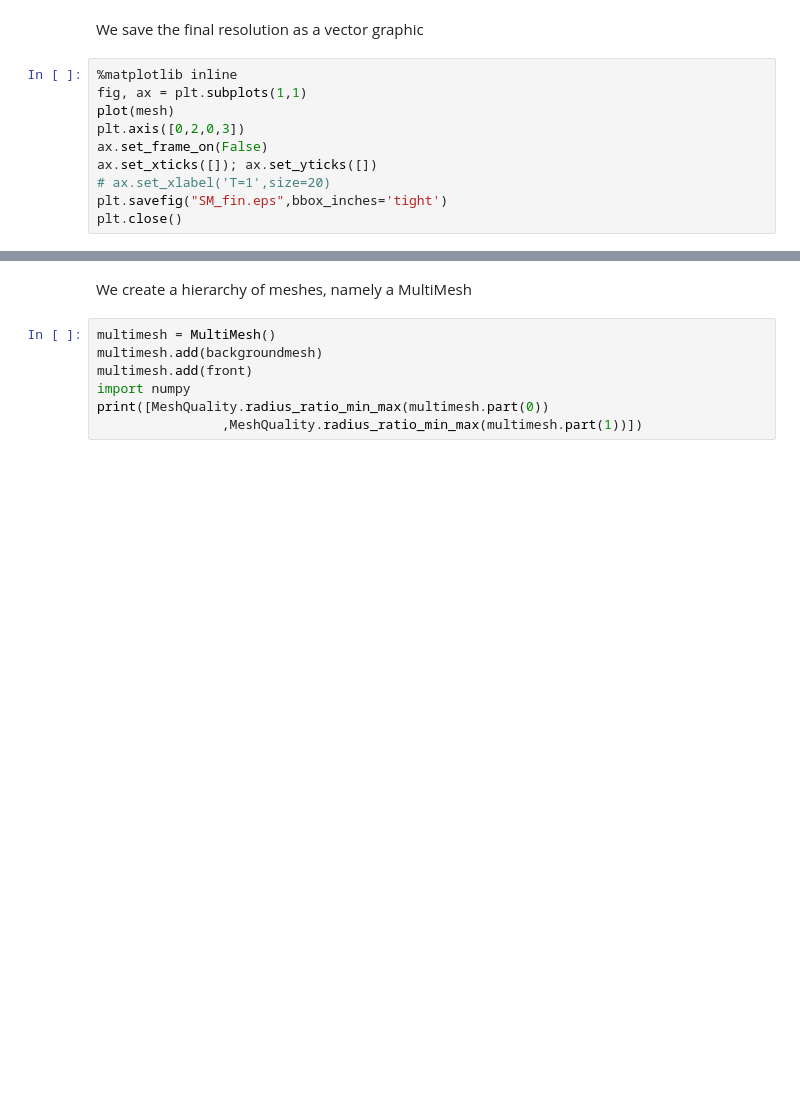
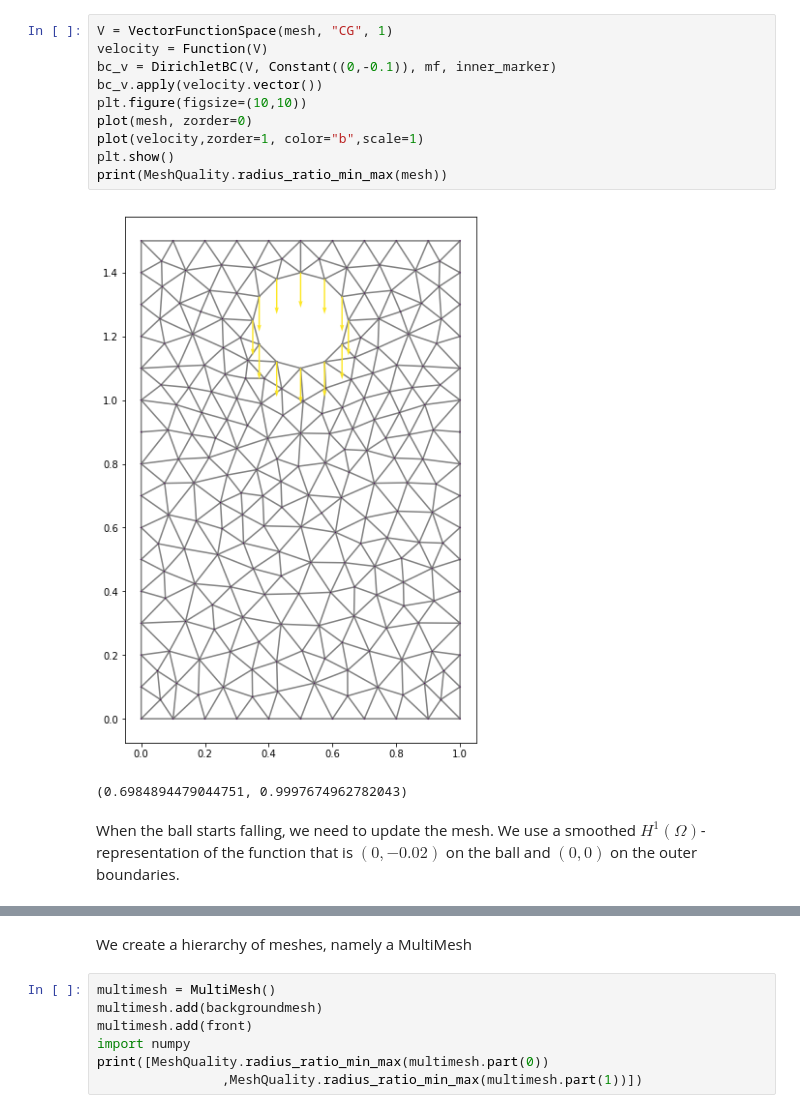
Before and after one commit to jorgensd/MultiMeshShapeOpt_code, a Jupyter notebook: motivation.ipynb, the cells around one changed output, grey strips where cells are left out. Cells and saved outputs as stored; diff of their text form; blank space fills up the shorter version.

```diff
--- a/motivation.ipynb
+++ b/motivation.ipynb
@@ -88,12 +33,15 @@ RuntimeError:
-# %% [markdown]
-We save the final resolution as a vector graphic
-# %%
-%matplotlib inline
-fig, ax = plt.subplots(1,1)
-plot(mesh)
-plt.axis([0,2,0,3])
-ax.set_frame_on(False)
-ax.set_xticks([]); ax.set_yticks([])
-# ax.set_xlabel('T=1',size=20)
-plt.savefig("SM_fin.eps",bbox_inches='tight')
-plt.close()
+# %%
+V = VectorFunctionSpace(mesh, "CG", 1)
+velocity = Function(V)
+bc_v = DirichletBC(V, Constant((0,-0.1)), mf, inner_marker)
+bc_v.apply(velocity.vector())
+plt.figure(figsize=(10,10))
+plot(mesh, zorder=0)
+plot(velocity,zorder=1, color="b",scale=1)
+plt.show()
+print(MeshQuality.radius_ratio_min_max(mesh))
+# %% [output]
+[figure, added]
+(0.6984894479044751, 0.9997674962782043)
+# %% [markdown]
+When the ball starts falling, we need to update the mesh. We use a smoothed $H^1(\Omega)$-representation of the function that is $(0,-0.02)$ on the ball and $(0,0)$ on the outer boundaries.
```
Also changed, not shown: parts of 25 cells of this notebook, 1 other file.
